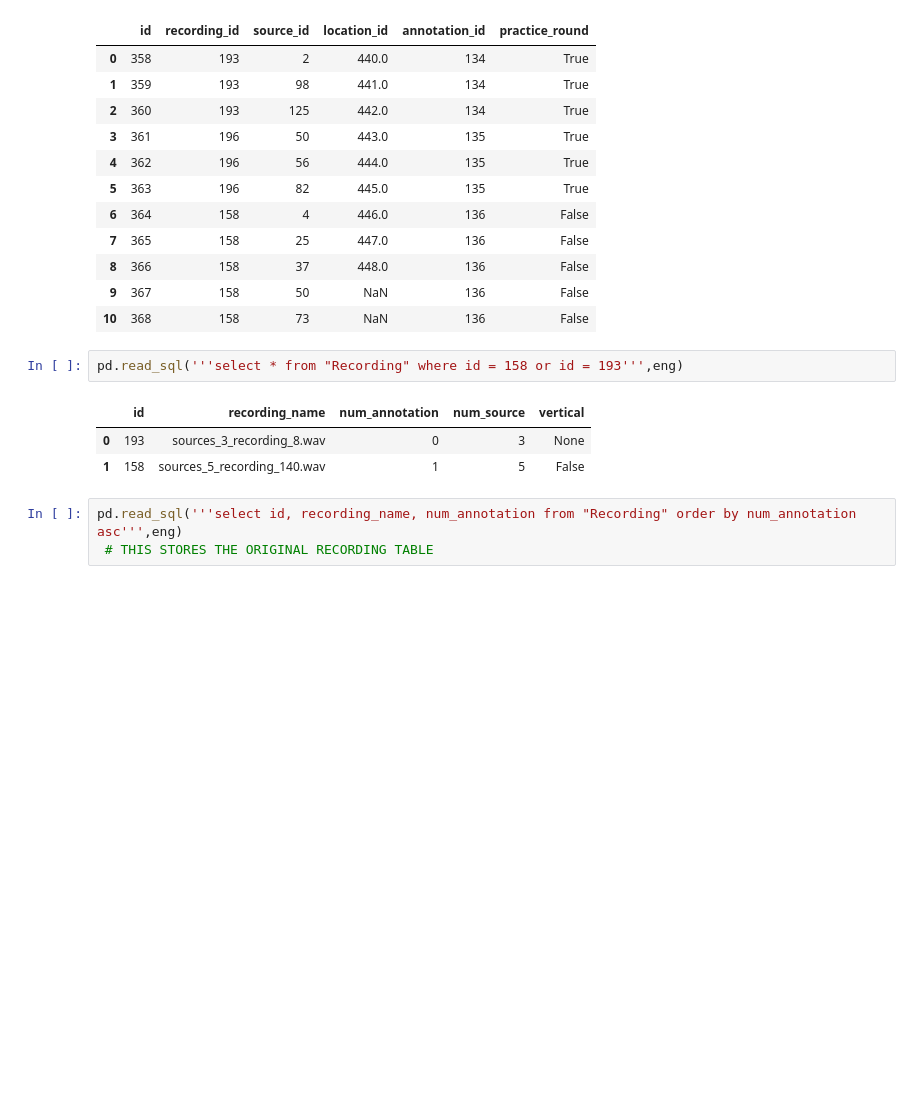
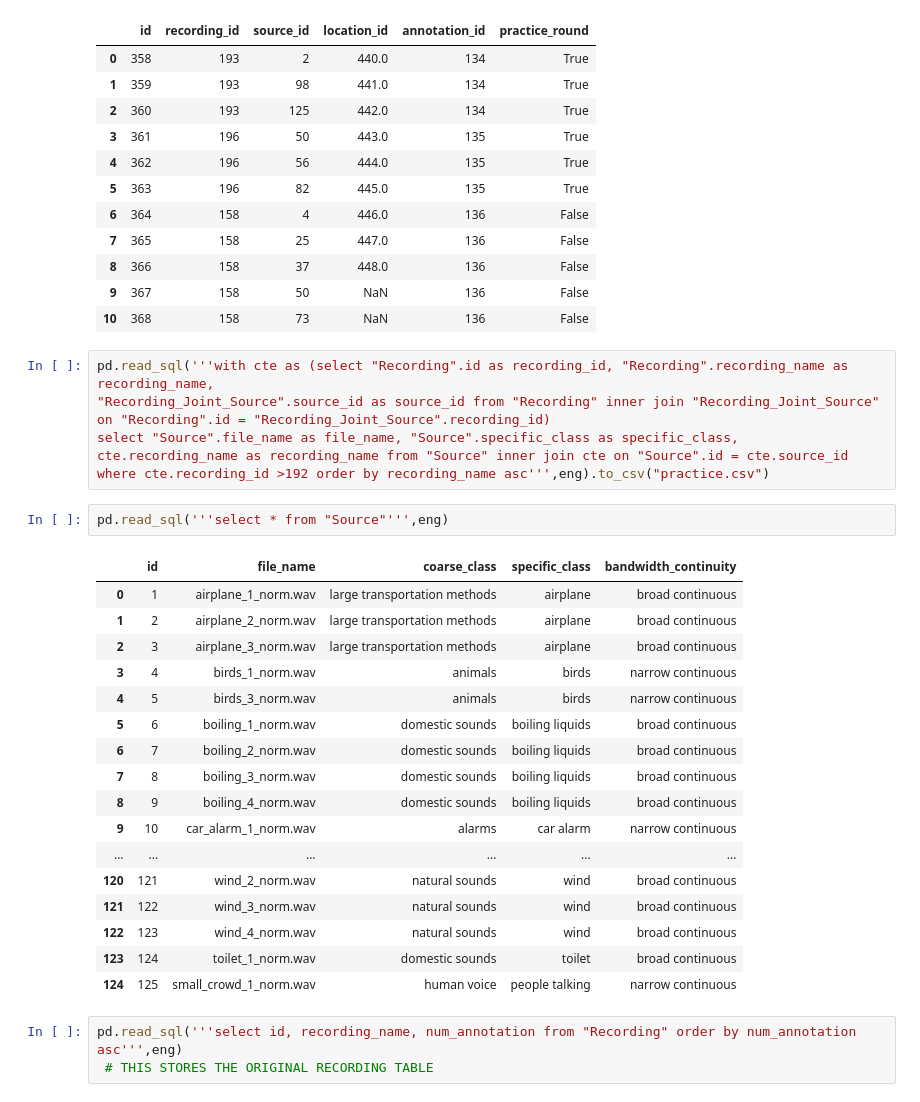
Before and after one commit to ANNIZHENG/Temp-Annotation-Interface, a Jupyter notebook: database/db.ipynb, the cells around one changed output. Saved outputs shown, nothing was run; the diff lists cells and outputs as text; blank space fills up the shorter version.

```diff
--- a/database/db.ipynb
+++ b/database/db.ipynb
@@ -36,11 +36,29 @@ pd.read_sql('''select * from "Confirmation" where annotation_id = '134' or annot
 | 9 | 367 | 158 | 50 | NaN | 136 | False |
 | 10 | 368 | 158 | 73 | NaN | 136 | False |
 # %%
-pd.read_sql('''select * from "Recording" where id = 158 or id = 193''',eng)
+pd.read_sql('''with cte as (select "Recording".id as recording_id, "Recording".recording_name as recording_name,
+"Recording_Joint_Source".source_id as source_id from "Recording" inner join "Recording_Joint_Source" on "Recording".id = "Recording_Joint_Source".recording_id)
+select "Source".file_name as file_name, "Source".specific_class as specific_class, cte.recording_name as recording_name from "Source" inner join cte on "Source".id = cte.source_id where cte.recording_id >192 order by recording_name asc''',eng).to_csv("practice.csv")
-# %% [output]
-|  | id | recording_name | num_annotation | num_source | vertical |
-| 0 | 193 | sources_3_recording_8.wav | 0 | 3 | None |
-| 1 | 158 | sources_5_recording_140.wav | 1 | 5 | False |
+# %%
+pd.read_sql('''select * from "Source"''',eng)
+# %% [output]
+|  | id | file_name | coarse_class | specific_class | bandwidth_continuity |
+| 0 | 1 | airplane_1_norm.wav | large transportation methods | airplane | broad continuous |
+| 1 | 2 | airplane_2_norm.wav | large transportation methods | airplane | broad continuous |
+| 2 | 3 | airplane_3_norm.wav | large transportation methods | airplane | broad continuous |
+| 3 | 4 | birds_1_norm.wav | animals | birds | narrow continuous |
+| 4 | 5 | birds_3_norm.wav | animals | birds | narrow continuous |
+| 5 | 6 | boiling_1_norm.wav | domestic sounds | boiling liquids | broad continuous |
+| 6 | 7 | boiling_2_norm.wav | domestic sounds | boiling liquids | broad continuous |
+| 7 | 8 | boiling_3_norm.wav | domestic sounds | boiling liquids | broad continuous |
+| 8 | 9 | boiling_4_norm.wav | domestic sounds | boiling liquids | broad continuous |
+| 9 | 10 | car_alarm_1_norm.wav | alarms | car alarm | narrow continuous |
+| ... | ... | ... | ... | ... | ... |
+| 120 | 121 | wind_2_norm.wav | natural sounds | wind | broad continuous |
+| 121 | 122 | wind_3_norm.wav | natural sounds | wind | broad continuous |
+| 122 | 123 | wind_4_norm.wav | natural sounds | wind | broad continuous |
+| 123 | 124 | toilet_1_norm.wav | domestic sounds | toilet | broad continuous |
+| 124 | 125 | small_crowd_1_norm.wav | human voice | people talking | narrow continuous |
 # %%
 pd.read_sql('''select id, recording_name, num_annotation from "Recording" order by num_annotation asc''',eng)
  # THIS STORES THE ORIGINAL RECORDING TABLE
```
Also changed, not shown: 12 other files.
